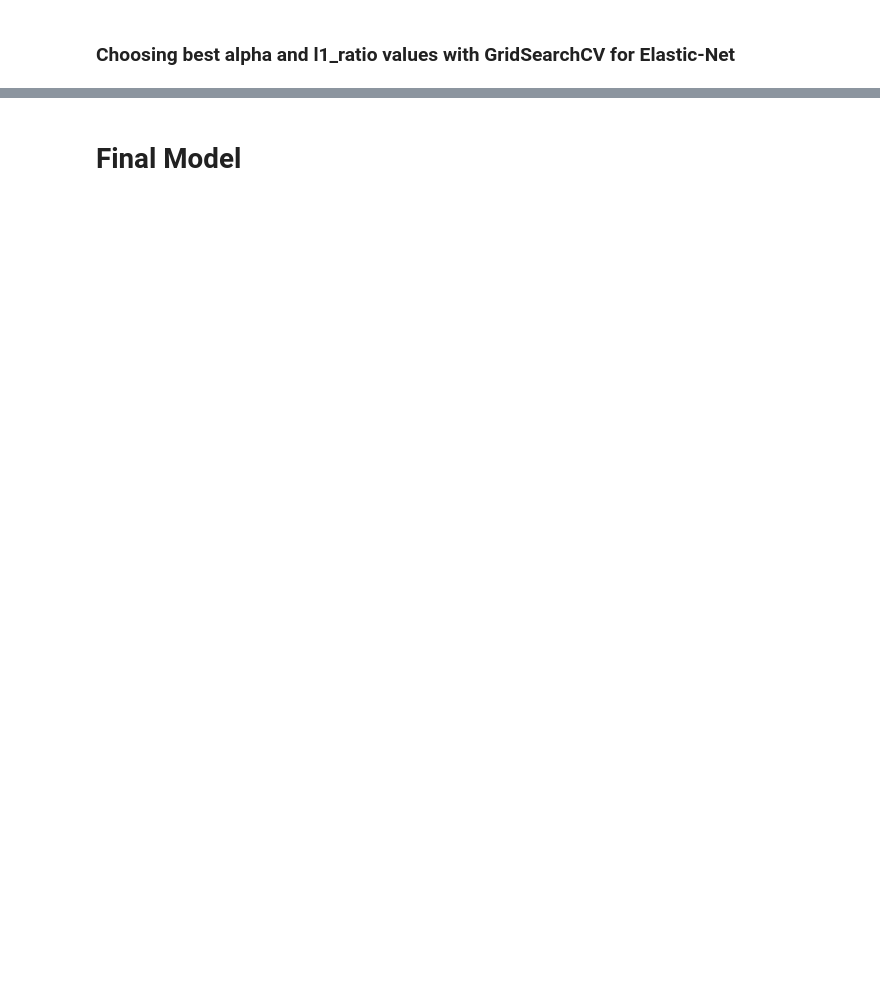
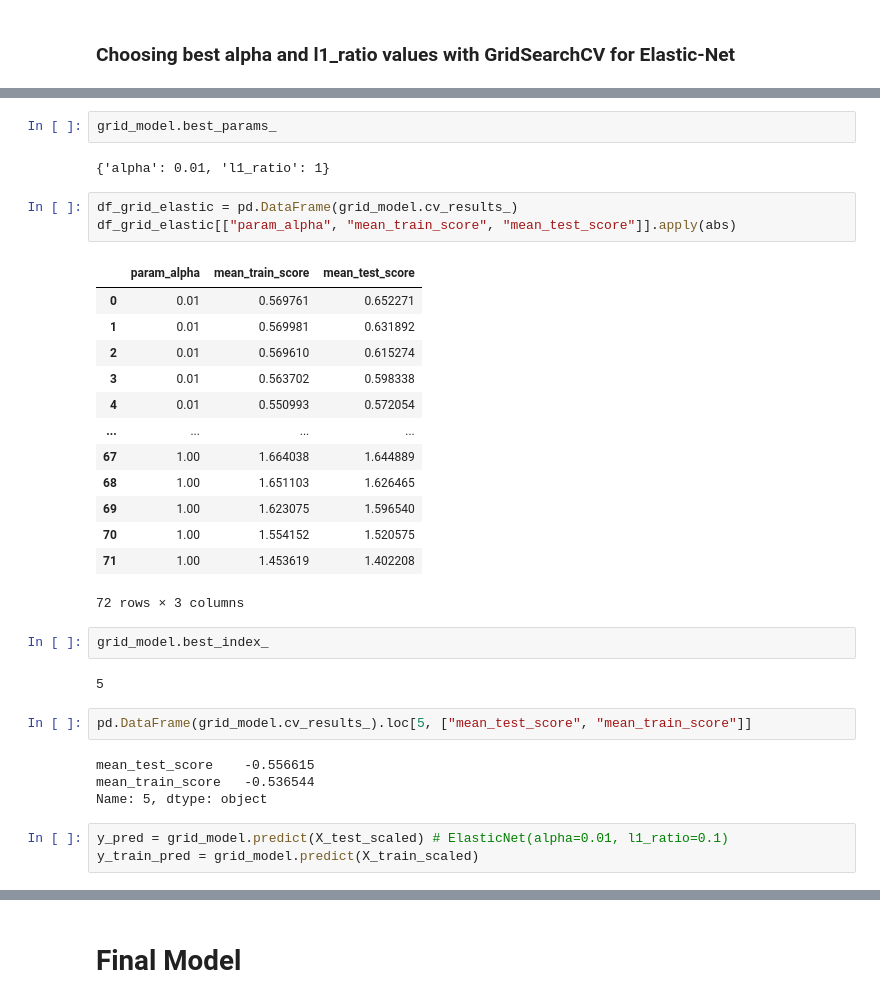
Before and after one commit to saraahmadova94/Machine_Learning, a Jupyter notebook: Regularization/ML_Regularization (Ridge-Lasso-ElasticNet).ipynb, the cells around one changed output, grey strips where cells are left out. Saved outputs shown, nothing was run; the diff lists cells and outputs as text; blank space fills up the shorter version.

```diff
--- a/Regularization/ML_Regularization (Ridge-Lasso-ElasticNet).ipynb
+++ b/Regularization/ML_Regularization (Ridge-Lasso-ElasticNet).ipynb
@@ -1308,0 +1359,34 @@ es
+# %%
+grid_model.best_params_
+# %% [output]
+{'alpha': 0.01, 'l1_ratio': 1}
+# %%
+df_grid_elastic = pd.DataFrame(grid_model.cv_results_)
+df_grid_elastic[["param_alpha", "mean_train_score", "mean_test_score"]].apply(abs)
+# %% [output]
+|  | param_alpha | mean_train_score | mean_test_score |
+| 0 | 0.01 | 0.569761 | 0.652271 |
+| 1 | 0.01 | 0.569981 | 0.631892 |
+| 2 | 0.01 | 0.569610 | 0.615274 |
+| 3 | 0.01 | 0.563702 | 0.598338 |
+| 4 | 0.01 | 0.550993 | 0.572054 |
+| ... | ... | ... | ... |
+| 67 | 1.00 | 1.664038 | 1.644889 |
+| 68 | 1.00 | 1.651103 | 1.626465 |
+| 69 | 1.00 | 1.623075 | 1.596540 |
+| 70 | 1.00 | 1.554152 | 1.520575 |
+| 71 | 1.00 | 1.453619 | 1.402208 |
+72 rows × 3 columns
+# %%
+grid_model.best_index_
+# %% [output]
+5
+# %%
+pd.DataFrame(grid_model.cv_results_).loc[5, ["mean_test_score", "mean_train_score"]]
+# %% [output]
+mean_test_score    -0.556615
+mean_train_score   -0.536544
+Name: 5, dtype: object
+# %%
+y_pred = grid_model.predict(X_test_scaled) # ElasticNet(alpha=0.01, l1_ratio=0.1)
+y_train_pred = grid_model.predict(X_train_scaled)
```
Also changed, not shown: parts of 42 cells of this notebook.
